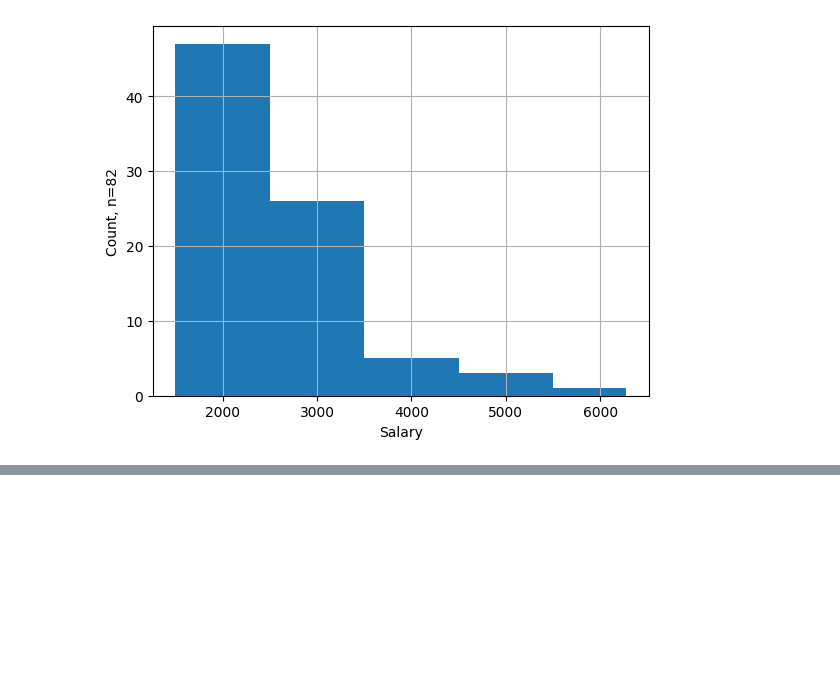
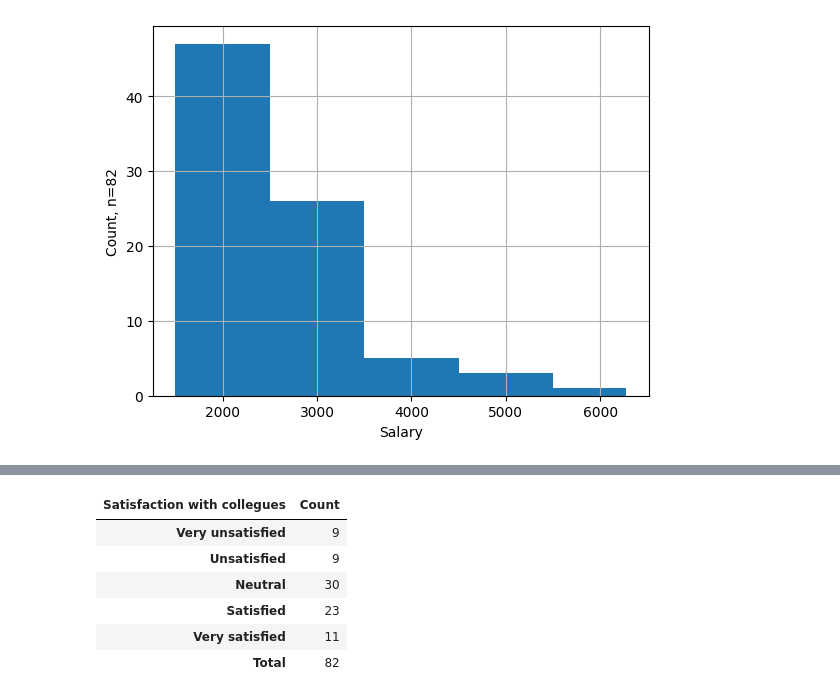
Before and after one commit to jemlau/DataAnalysisProject, a Jupyter notebook: harjotustyöHANNA.ipynb, the cells around one changed output, grey strips where cells are left out. Drawn from its saved outputs; the diff is of its cells as text; code cells hidden in the pictures; blank space fills up the shorter version.

Commit message:
nyt toimii countit sat collegues

```diff
--- a/harjotustyöHANNA.ipynb
+++ b/harjotustyöHANNA.ipynb
@@ -74,3 +88,18 @@ Text(0, 0.5, 'Count, n=82')
+# %%
+df_satworkingenvironment=pd.crosstab(df['sat_workingEnvironment'], 'Count')
+df_satworkingenvironment.index=['Very unsatisfied', 'Unsatisfied', 'Neutral', 'Satisfied', 'Very satisfied']
+df_satworkingenvironment.columns.name='Satisfaction with collegues'
+n = df_satworkingenvironment['Count'].sum()
+df_satworkingenvironment.loc['Total'] = df_satworkingenvironment[['Count']].sum()
+df_satworkingenvironment
+# %% [output]
+| Satisfaction with collegues | Count |
+| Very unsatisfied | 9 |
+| Unsatisfied | 9 |
+| Neutral | 30 |
+| Satisfied | 23 |
+| Very satisfied | 11 |
+| Total | 82 |
 # %%
 df4 = pd.crosstab(df['age_class'], df['sat_salary'])
 #df4.index = ['Primary school', 'Vocational school or similar', 'Secondary school graduate', 'Applied science university', 'Other university']
```
Also changed, not shown: parts of 3 cells of this notebook.
